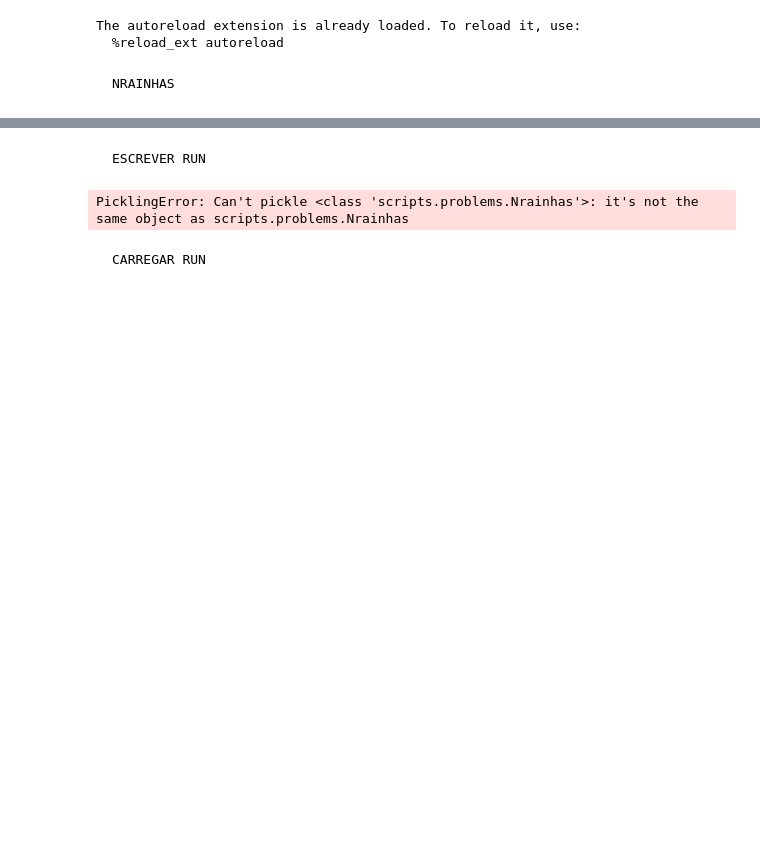
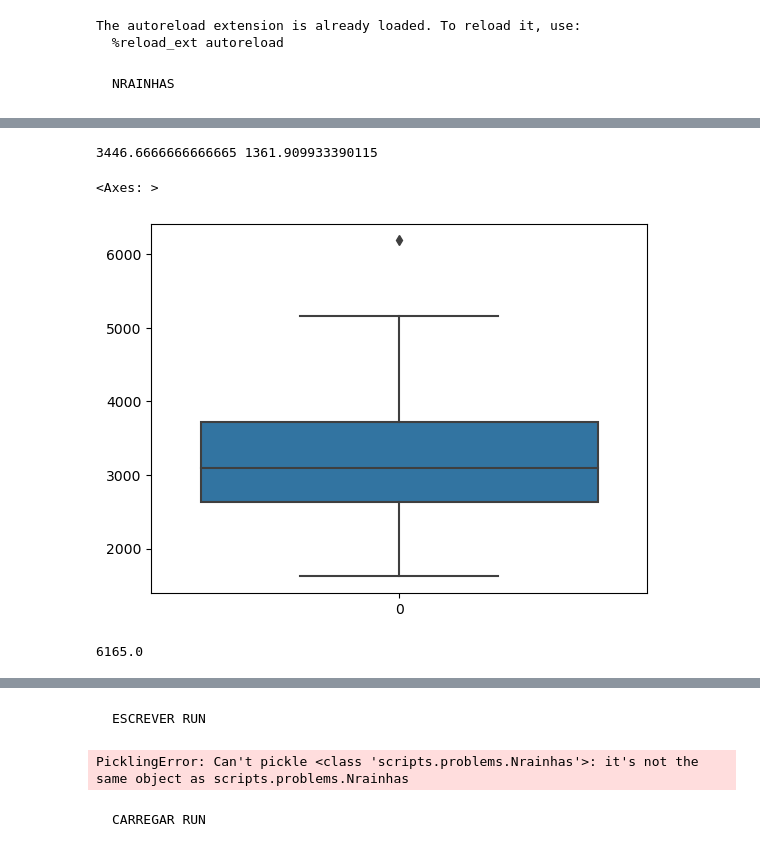
Before and after one commit to ThiagoBrandenburg/Implementacoes-IA, a Jupyter notebook: AlgoritmoGenetico/nb_nrainhas.ipynb, the cells around one changed output, grey strips where cells are left out. Drawn from its saved outputs; the diff is of its cells as text; code cells hidden in the pictures; blank space fills up the shorter version.

```diff
--- a/AlgoritmoGenetico/nb_nrainhas.ipynb
+++ b/AlgoritmoGenetico/nb_nrainhas.ipynb
@@ -65,10 +48,0 @@ plt.tight_layout()
-# %%
-fig, axes = plt.subplots(1,3,figsize=(12,4))
-for i in range(3):
-    j = i + 6
-    colisoes = problem.objective_function(problem.decode(ambientes[i].elite_population[0]))
-    posicao = np.array(ambientes[j].results_best).argmax()
-    frase = str(colisoes)+' colisões' + ',\nObtido na iteração ' + str(posicao)
-    sns.lineplot(ambientes[j].results_mean,color='Blue',ax=axes[i],linewidth=0.2)
-    sns.lineplot(ambientes[j].results_best,color='Red',ax=axes[i]).set(title=frase)
-plt.tight_layout()
@@ -89,0 +49,11 @@ sns.boxplot(max_value)
+# %%
+posicao = []
+for i in range(9):
+    posicao.append(np.array(ambientes[i].results_best).argmax())
+posicao = np.array(posicao)
+print(posicao.mean(), posicao.std())
+sns.boxplot(posicao)
+# %% [output]
+3446.6666666666665 1361.909933390115
+<Axes: >
+[figure, added]
@@ -89,0 +62,4 @@ sns.boxplot(max_value)
+# %%
+posicao.mean()
+# %% [output]
+6165.0
```
Also changed, not shown: parts of 22 cells of this notebook, 16 other files.
